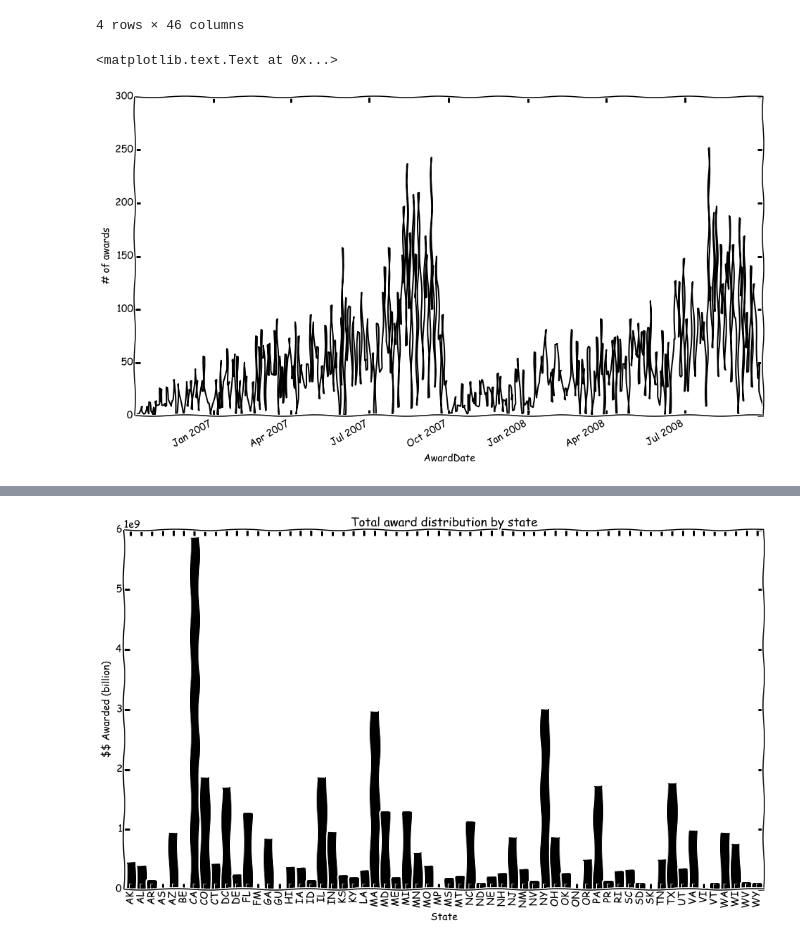
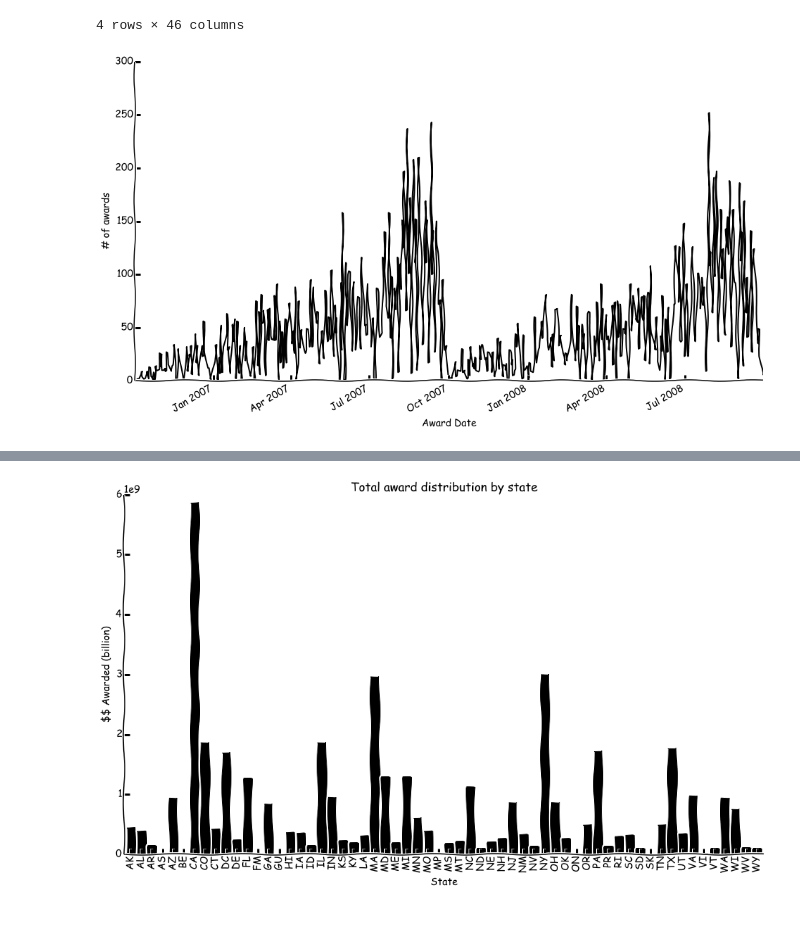
Before and after one commit to realmichaelzyy/cs249project, a Jupyter notebook: MarksTestNotebook.ipynb, the cells around one changed output, grey strips where cells are left out. Drawn from its saved outputs; the diff is of its cells as text; code cells hidden in the pictures.

```diff
--- a/MarksTestNotebook.ipynb
+++ b/MarksTestNotebook.ipynb
@@ -80,39 +82,51 @@ total size: (100540, 46)
 #=========================================================
 data2007 = nsfdata[(nsfdata.year == 2007) | (nsfdata.year == 2008)]
 data2007.sort(columns=['AwardDate']).groupby(data2007.AwardDate).count()['award'].plot(colormap="gray")
-pyplot.ylabel('# of awards')
+pylab.ylabel('# of awards')
+pylab.xlabel('Award Date')
+#optional..
+pyplot.axes().spines['right'].set_color('none')
+pyplot.axes().spines['top'].set_color('none')
+pyplot.axes().xaxis.set_ticks_position('bottom')
+pyplot.axes().yaxis.set_ticks_position('left')
 # %% [output]
-<matplotlib.text.Text at 0x...>
-[figure, old version]
+[figure, new version]
 # %%
 #making a map of award amount
 #====================================================================
 stateAwards = nsfdata.groupby(nsfdata.AwardeeState).sum().award[1:]
 maxAward = max(stateAwards)
 stateAwards = stateAwards.apply(lambda x : 200 - round((x/maxAward)*200))
 stateAwards = stateAwards.apply(lambda x : "#%02x%02x%02x" % (x,x,x))
 stateColors = stateAwards.tolist()
 states = pd.Series(range(60), index=unique(nsfdata.AwardeeState).tolist()[1:-1])
 states = states.to_dict()
 #try plotting states' funding
 
 import simplemapplot
 from IPython.display import SVG
 from IPython.core.display import display, HTML
 
-#example_colors = ["#00F","#FFFFBF","#99D594"]
-#state_value = {"NM":2, "WI":1, "IL":1, "AK":0, "MI":0, "HI":2}
+#e.g. example_colors = ["#00F","#FFFFBF","#99D594"]
+#e.g. state_value = {"NM":2, "WI":1, "IL":1, "AK":0, "MI":0, "HI":2}
 #NOTE: also creates a dumb CSS file on the side without telling you, called Blank_US_Map.css
 #simplemapplot.make_us_state_map(data=states, colors=stateColors, output_img='awards_map.svg')
 display(HTML("""<link rel="stylesheet" href="Blank_US_Map.css" type="text/css" />"""))
+#for now, just display the svg which is already created. no need to re-create each time.
 nsfdata.groupby(nsfdata.AwardeeState).sum().award[1:].plot(kind="bar", colormap="gray")
 pylab.ylabel('\$\$ Awarded (billion)')
 pylab.title('Total award distribution by state')
 pylab.xlabel('State')
+#optional..
+pylab.axes().spines['right'].set_color('none')
+pylab.axes().spines['top'].set_color('none')
+pylab.axes().xaxis.set_ticks_position('bottom')
+pylab.axes().yaxis.set_ticks_position('left')
+
 SVG(filename='awards_map.svg')
 # %% [output]
 [drawing not drawn]
-[figure, old version]
+[figure, new version]
 # %%
 #GOOGLE TRENDS
 #an example of how to get google trends data.
```
Also changed, not shown: parts of 9 cells of this notebook, 1 other file.
